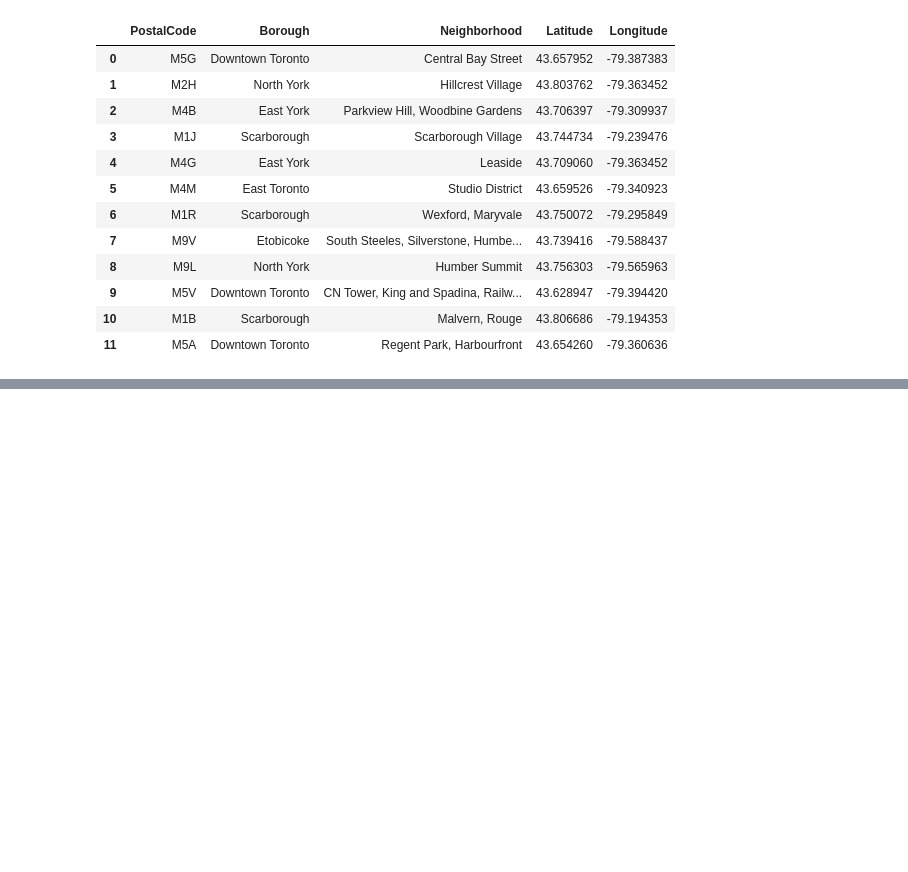
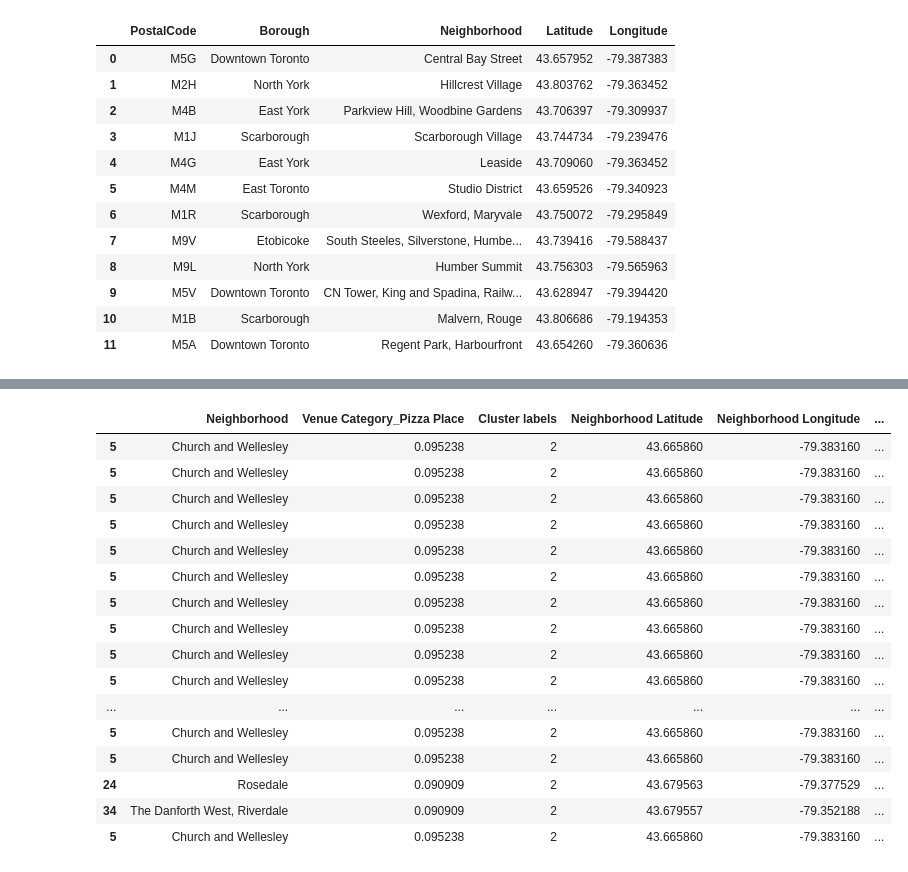
Before and after one commit to iamdiv/Coursera_Capstone, a Jupyter notebook: capstone_project.ipynb, the cells around one changed output, grey strips where cells are left out. Drawn from its saved outputs; the diff is of its cells as text; code cells hidden in the pictures; blank space fills up the shorter version.

```diff
--- a/capstone_project.ipynb
+++ b/capstone_project.ipynb
@@ -140,0 +392,5 @@ test_df
+# %%
+from sklearn.cluster import KMeans
+k = 3
+kmean = KMeans(n_clusters=k,random_state=0)
+kmean.fit(to_clustering)
@@ -140,0 +406,3 @@ test_df
+# %%
+pizza_places['Cluster labels'] = kmean.labels_
+pizza_places.head()
@@ -140,0 +421,3 @@ test_df
+# %%
+pizza_places = pizza_places.join(toronto_venues.set_index("Neighborhood"), on="Neighborhood")
+pizza_places.head()
@@ -140,0 +431,3 @@ test_df
+# %%
+pizza_places.sort_values(['Cluster labels'],inplace=True)
+pizza_places.head()
@@ -140,0 +498,20 @@ test_df
+# %%
+pizza_places.loc[pizza_places['Cluster labels'] == 2]
+# %% [output]
+|  | Neighborhood | Venue Category_Pizza Place | Cluster labels | Neighborhood Latitude | Neighborhood Longitude | ... |
+| 5 | Church and Wellesley | 0.095238 | 2 | 43.665860 | -79.383160 | ... |
+| 5 | Church and Wellesley | 0.095238 | 2 | 43.665860 | -79.383160 | ... |
+| 5 | Church and Wellesley | 0.095238 | 2 | 43.665860 | -79.383160 | ... |
+| 5 | Church and Wellesley | 0.095238 | 2 | 43.665860 | -79.383160 | ... |
+| 5 | Church and Wellesley | 0.095238 | 2 | 43.665860 | -79.383160 | ... |
+| 5 | Church and Wellesley | 0.095238 | 2 | 43.665860 | -79.383160 | ... |
+| 5 | Church and Wellesley | 0.095238 | 2 | 43.665860 | -79.383160 | ... |
+| 5 | Church and Wellesley | 0.095238 | 2 | 43.665860 | -79.383160 | ... |
+| 5 | Church and Wellesley | 0.095238 | 2 | 43.665860 | -79.383160 | ... |
+| 5 | Church and Wellesley | 0.095238 | 2 | 43.665860 | -79.383160 | ... |
+| ... | ... | ... | ... | ... | ... | ... |
+| 5 | Church and Wellesley | 0.095238 | 2 | 43.665860 | -79.383160 | ... |
+| 5 | Church and Wellesley | 0.095238 | 2 | 43.665860 | -79.383160 | ... |
+| 24 | Rosedale | 0.090909 | 2 | 43.679563 | -79.377529 | ... |
+| 34 | The Danforth West, Riverdale | 0.090909 | 2 | 43.679557 | -79.352188 | ... |
+| 5 | Church and Wellesley | 0.095238 | 2 | 43.665860 | -79.383160 | ... |
```
Also changed, not shown: parts of 32 cells of this notebook, 1 other file.
